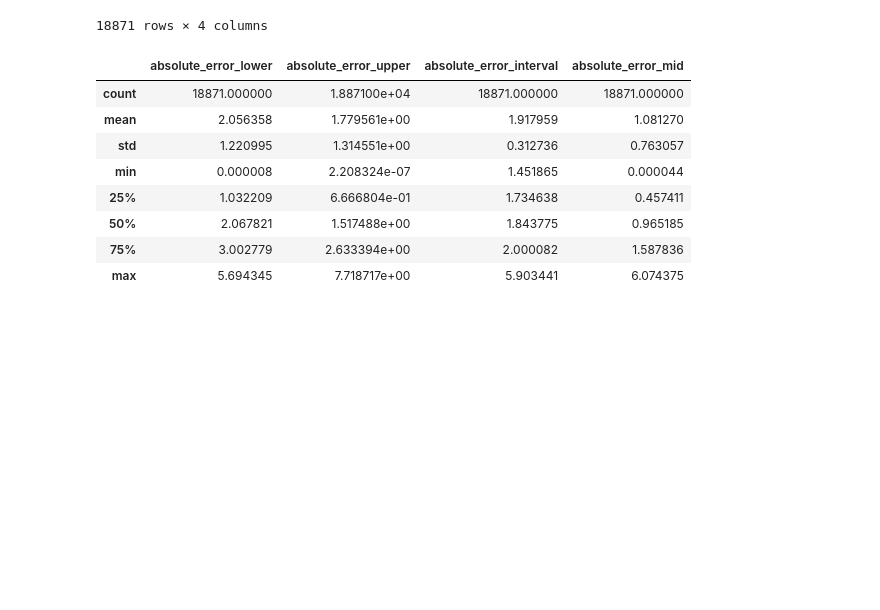
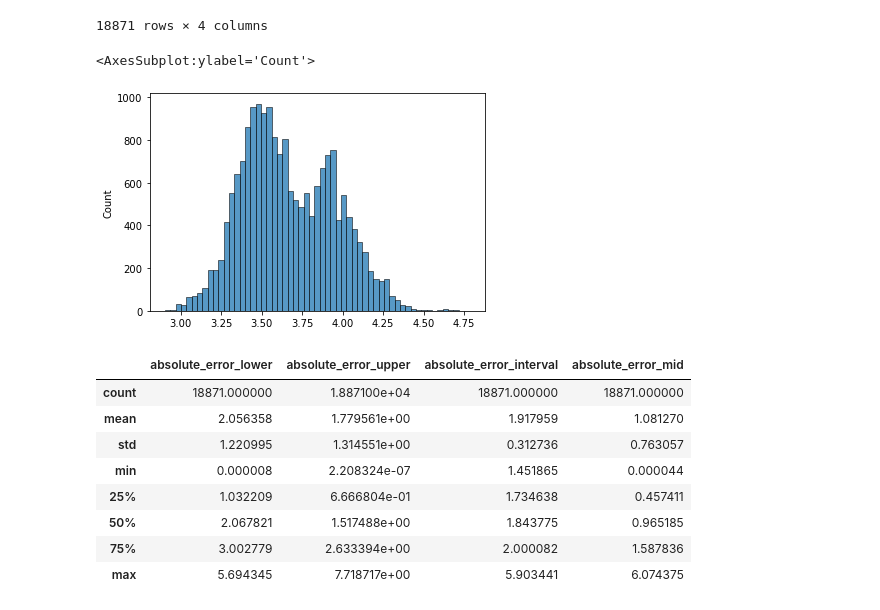
Before and after one commit to jchartove/DeepPurpose-omic, a Jupyter notebook: last_ditch_model.ipynb, the cells around one changed output. Cells and saved outputs as stored; diff of their text form; code cells hidden in the pictures; blank space fills up the shorter version.

```diff
--- a/last_ditch_model.ipynb
+++ b/last_ditch_model.ipynb
@@ -555,6 +555,12 @@ predictions
 | 18869 | 8.602060 | 5.153856 | 6.943945 | 8.611005 |
 | 18870 | 7.528708 | 4.890816 | 6.748793 | 8.611005 |
 18871 rows × 4 columns
+# %%
+ci = predictions['upper'] - predictions['lower']
+sns.histplot(ci)
+# %% [output]
+<AxesSubplot:ylabel='Count'>
+[figure, added]
 # %%
 def calculate_error(predictions):
     """
```
Also changed, not shown: parts of 1 cell of this notebook, 16 other files.
